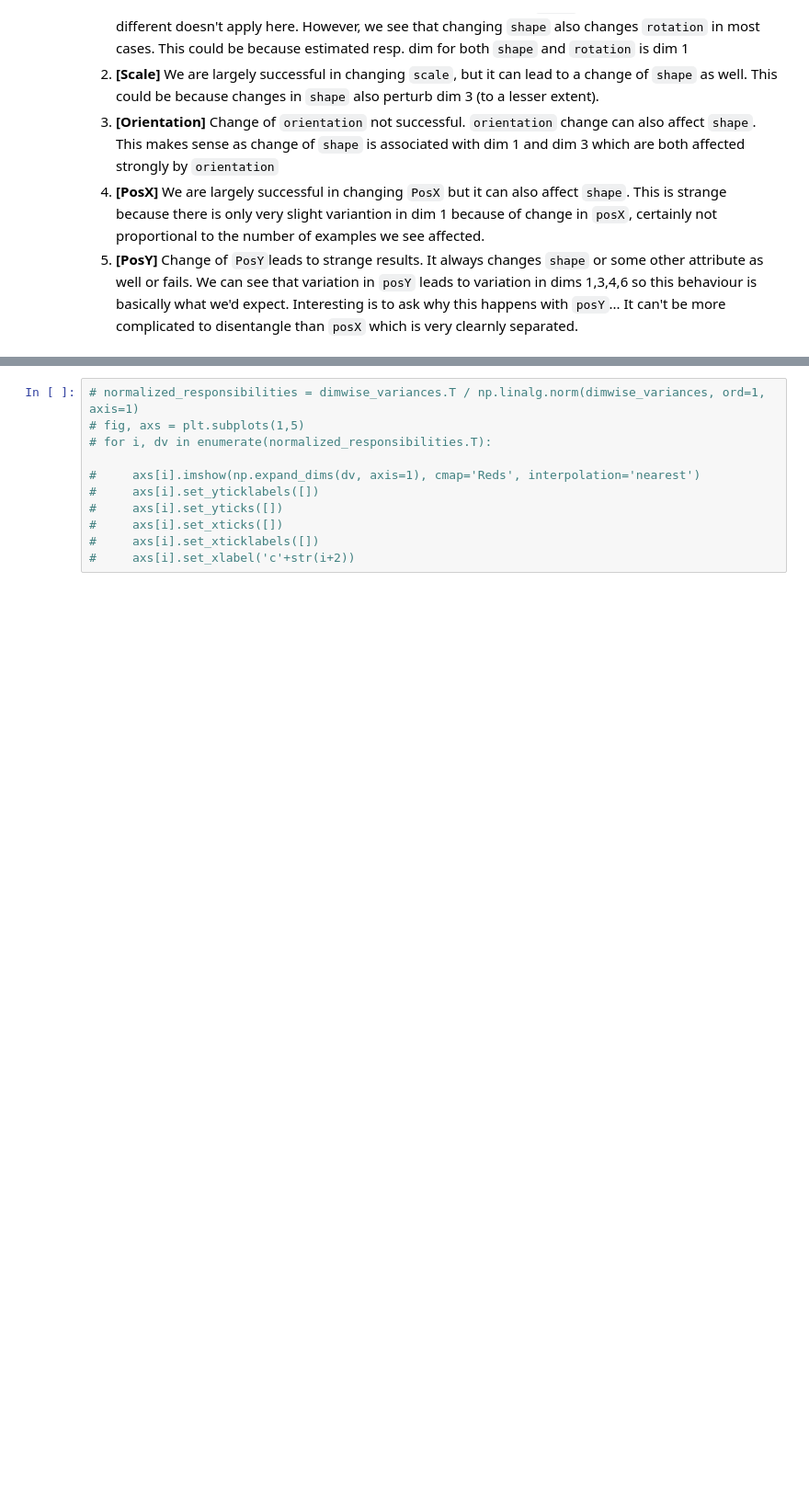
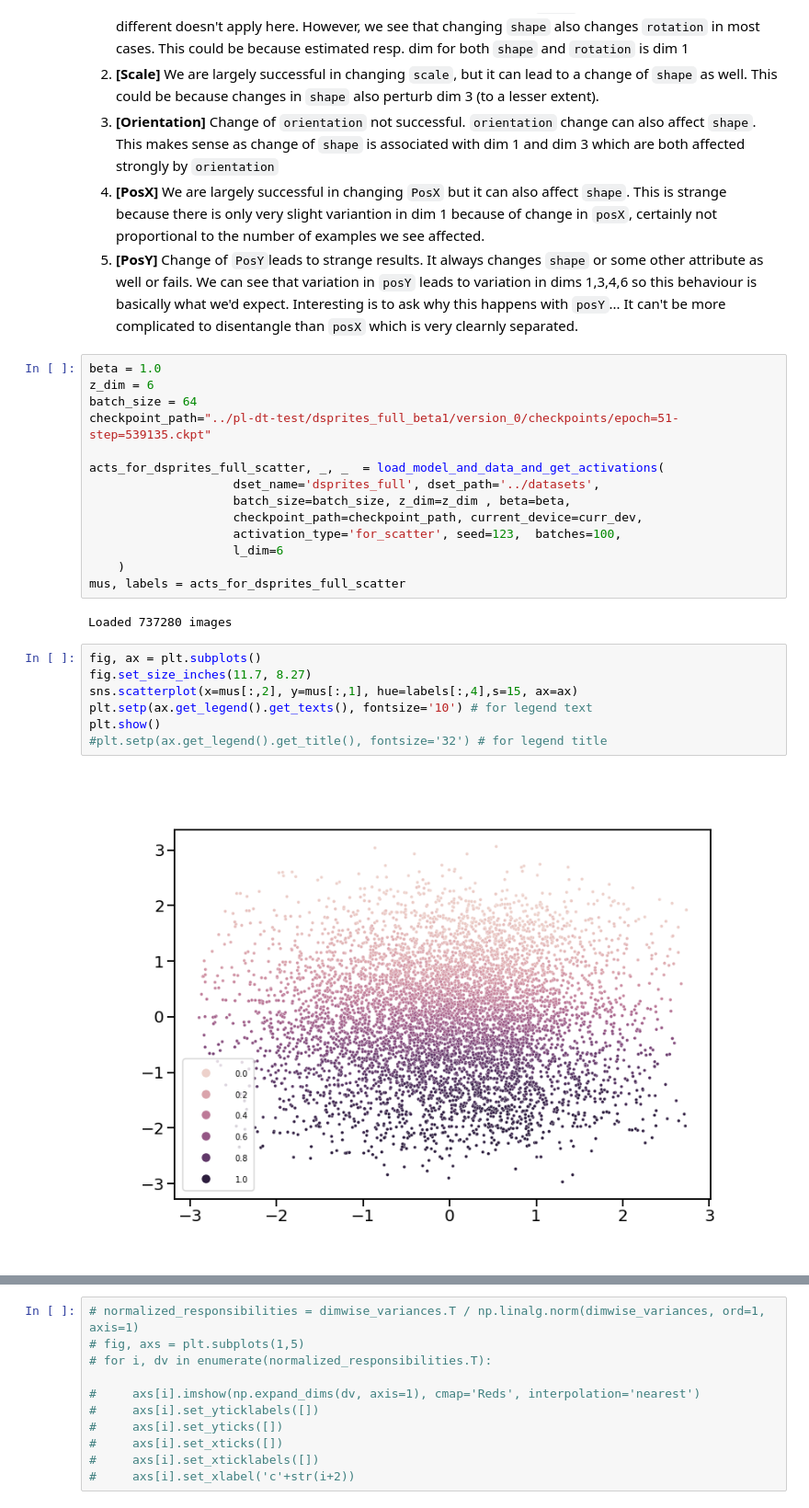
Before and after one commit to muhammadyaseen/vae-disentanglement, a Jupyter notebook: Latent Space Semantics.ipynb, the cells around one changed output, grey strips where cells are left out. Shown at 92% size. Drawn from its saved outputs; the diff is of its cells as text; blank space fills up the shorter version.

```diff
--- a/Latent Space Semantics.ipynb
+++ b/Latent Space Semantics.ipynb
@@ -76,3 +81,28 @@ Note that 5th dimension is dead for this network and 6th dimension was not attri
 3. **[Orientation]**  Change of `orientation` not successful. `orientation` change can also affect `shape`. This makes sense as change of `shape` is associated with dim 1 and dim 3 which are both affected strongly by `orientation`
 4. **[PosX]** We are largely successful in changing `PosX` but it can also affect `shape`. This is strange because there is only very slight variantion in dim 1 because of change in `posX`, certainly not proportional to the number of examples we see affected.
 5. **[PosY]** Change of `PosY`leads to strange results. It always changes `shape` or some other attribute as well or fails. We can see that variation in `posY` leads to variation in dims 1,3,4,6 so this behaviour is basically what we'd expect. Interesting is to ask why this happens with `posY`... It can't be more complicated to disentangle than `posX` which is very clearnly separated.
+# %%
+beta = 1.0
+z_dim = 6
+batch_size = 64
+checkpoint_path="../pl-dt-test/dsprites_full_beta1/version_0/checkpoints/epoch=51-step=539135.ckpt"
+
+acts_for_dsprites_full_scatter, _, _  = load_model_and_data_and_get_activations(
+                    dset_name='dsprites_full', dset_path='../datasets',
+                    batch_size=batch_size, z_dim=z_dim , beta=beta,
+                    checkpoint_path=checkpoint_path, current_device=curr_dev,
+                    activation_type='for_scatter', seed=123,  batches=100,
+                    l_dim=6
+    )
+mus, labels = acts_for_dsprites_full_scatter
+# %% [output]
+Loaded 737280 images
+# %%
+fig, ax = plt.subplots()
+fig.set_size_inches(11.7, 8.27)
+sns.scatterplot(x=mus[:,2], y=mus[:,1], hue=labels[:,4],s=15, ax=ax)
+plt.setp(ax.get_legend().get_texts(), fontsize='10') # for legend text
+plt.show()
+#plt.setp(ax.get_legend().get_title(), fontsize='32') # for legend title
+# %% [output]
+[figure, added]
```
Also changed, not shown: parts of 11 cells of this notebook, 5 other files.
